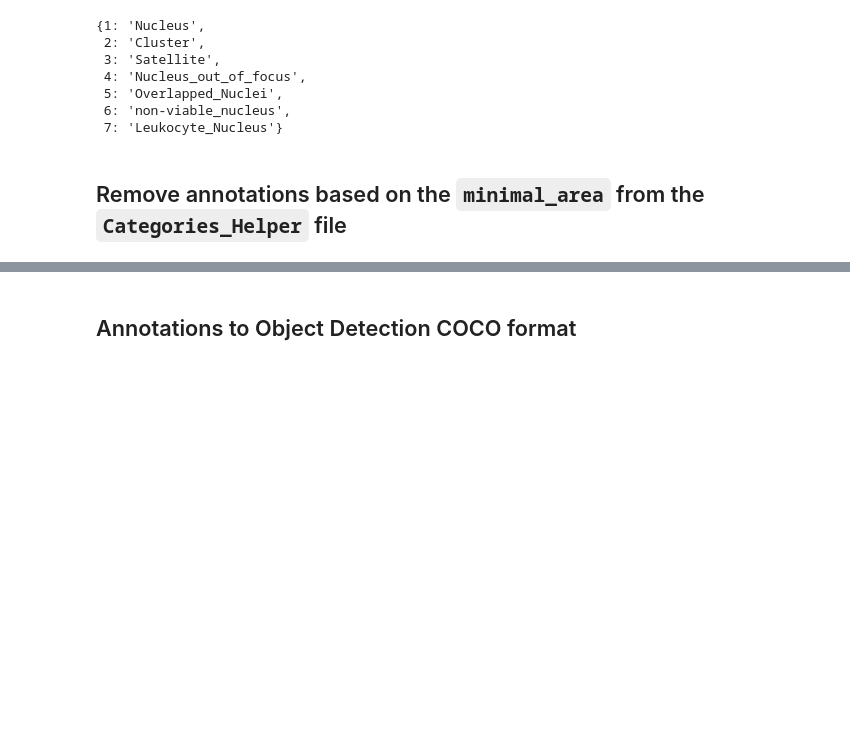
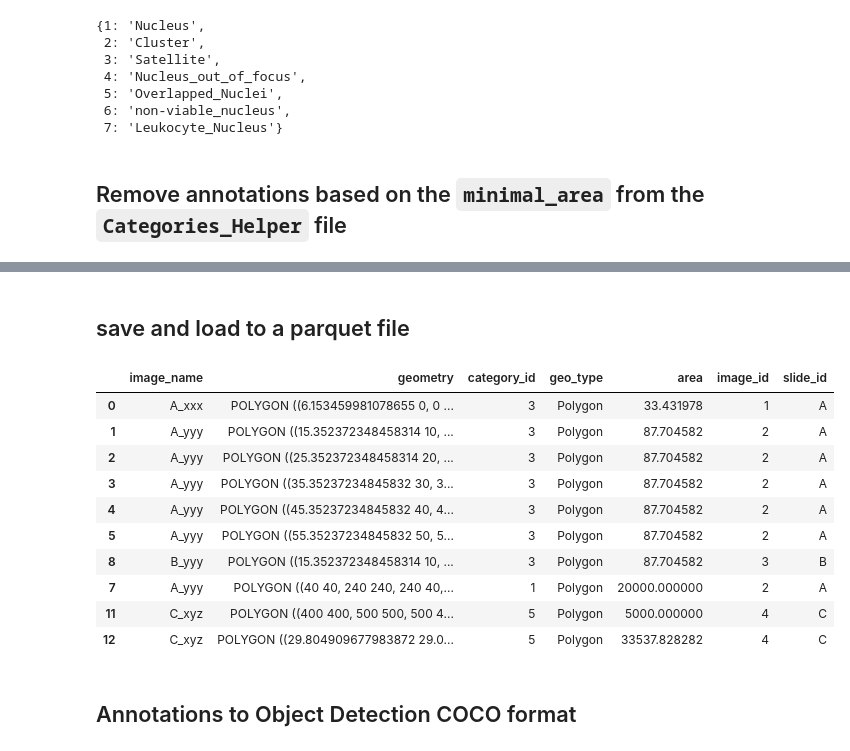
Before and after one commit to johnnv1/CCAgT-utils, a Jupyter notebook: examples/converters/CCAgT.ipynb, the cells around one changed output, grey strips where cells are left out. Drawn from its saved outputs; the diff is of its cells as text; code cells hidden in the pictures; blank space fills up the shorter version.

Commit message:
add parquet dump and load

```diff
--- a/examples/converters/CCAgT.ipynb
+++ b/examples/converters/CCAgT.ipynb
@@ -277,3 +277,25 @@ ATTENTION | 1 items has been removed from category with id 5
+# %% [markdown]
+## save and load to a parquet file
+# %%
+filename = '../../data/samples/out/CCAgT.parquet.gzip'
+
+ccagt_ann.to_parquet(filename)
+# %%
+test_ccagt = CCAgT.read_parquet(filename)
+
+test_ccagt.df
+# %% [output]
+|  | image_name | geometry | category_id | geo_type | area | image_id | slide_id |
+| 0 | A_xxx | POLYGON ((6.153459981078655 0, 0 ... | 3 | Polygon | 33.431978 | 1 | A |
+| 1 | A_yyy | POLYGON ((15.352372348458314 10, ... | 3 | Polygon | 87.704582 | 2 | A |
+| 2 | A_yyy | POLYGON ((25.352372348458314 20, ... | 3 | Polygon | 87.704582 | 2 | A |
+| 3 | A_yyy | POLYGON ((35.35237234845832 30, 3... | 3 | Polygon | 87.704582 | 2 | A |
+| 4 | A_yyy | POLYGON ((45.35237234845832 40, 4... | 3 | Polygon | 87.704582 | 2 | A |
+| 5 | A_yyy | POLYGON ((55.35237234845832 50, 5... | 3 | Polygon | 87.704582 | 2 | A |
+| 8 | B_yyy | POLYGON ((15.352372348458314 10, ... | 3 | Polygon | 87.704582 | 3 | B |
+| 7 | A_yyy | POLYGON ((40 40, 240 240, 240 40,... | 1 | Polygon | 20000.000000 | 2 | A |
+| 11 | C_xyz | POLYGON ((400 400, 500 500, 500 4... | 5 | Polygon | 5000.000000 | 4 | C |
+| 12 | C_xyz | POLYGON ((29.804909677983872 29.0... | 5 | Polygon | 33537.828282 | 4 | C |
 # %% [markdown]
 ## Annotations to Object Detection COCO format
 # %% [markdown]
```
Also changed, not shown: parts of 9 cells of this notebook, 3 other files.
